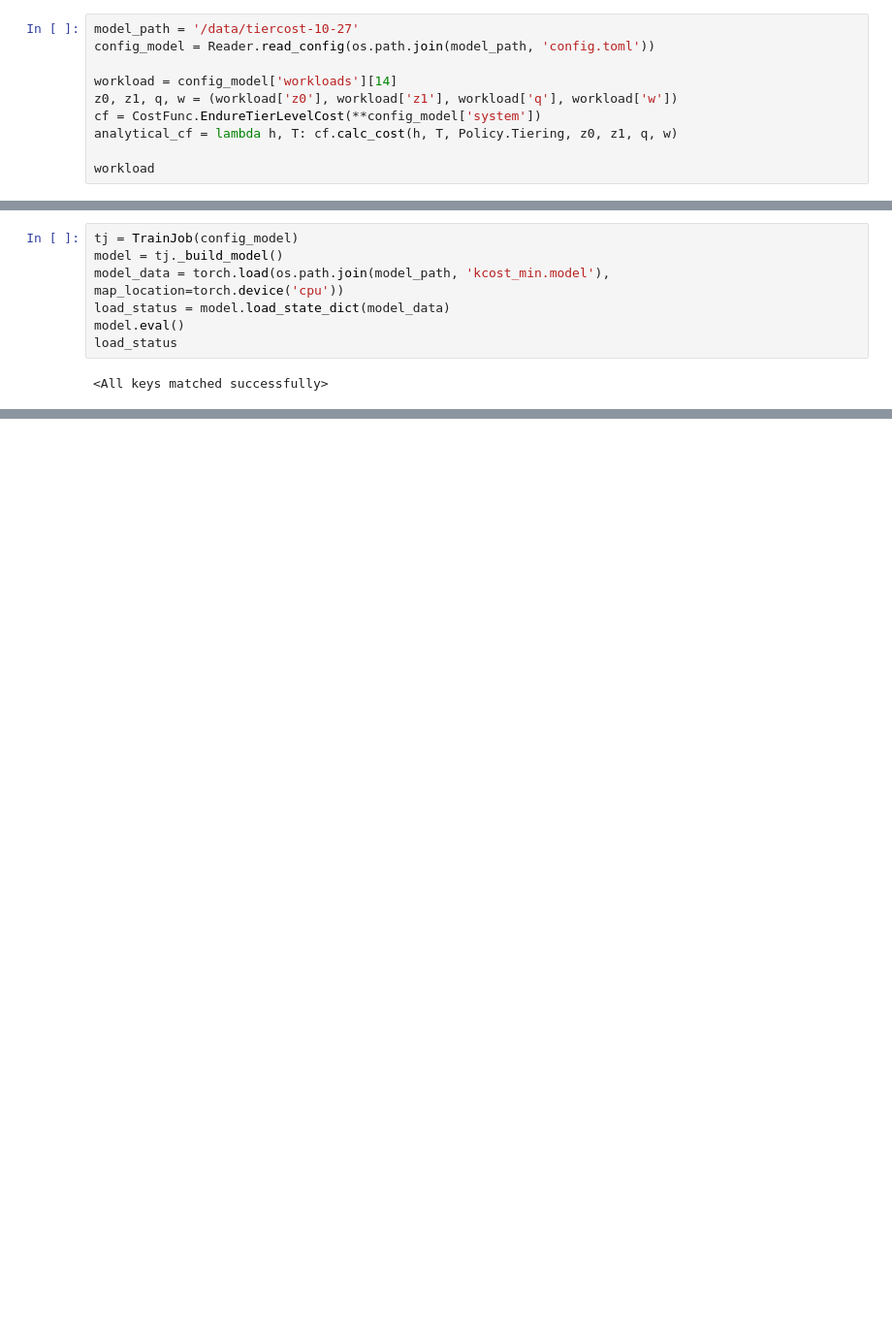
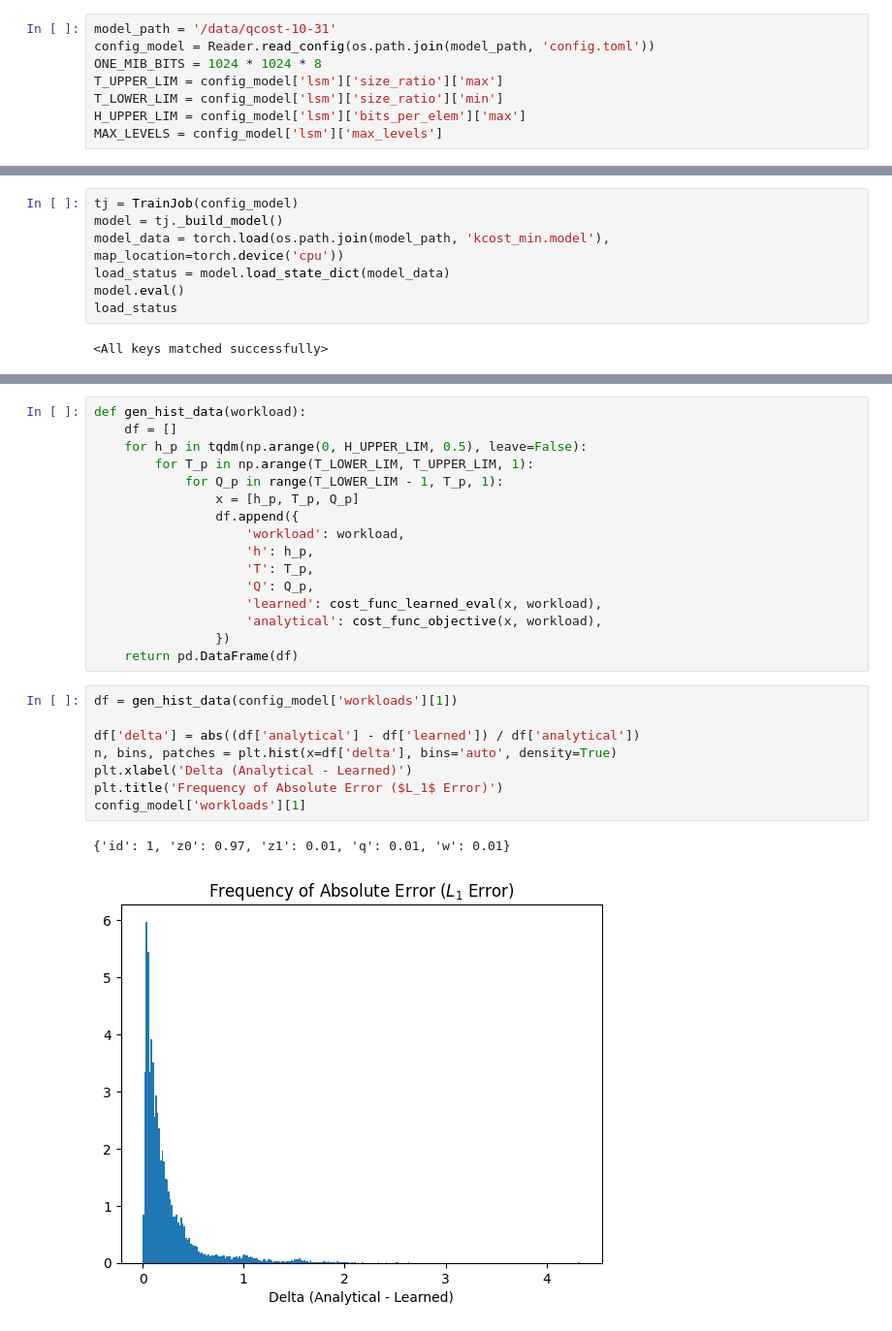
Before and after one commit to ephoris/endure-jupyter, a Jupyter notebook: model-notebooks/model-opt.ipynb, the cells around one changed output, grey strips where cells are left out. Shown at 97% size. Saved outputs shown, nothing was run; the diff lists cells and outputs as text; blank space fills up the shorter version.

```diff
--- a/model-notebooks/model-opt.ipynb
+++ b/model-notebooks/model-opt.ipynb
@@ -28,12 +27,10 @@ import lsm.cost as CostFunc
 # %%
 config = Reader.read_config('../../endure.toml')
 # %%
-model_path = '/data/tiercost-10-27'
+model_path = '/data/qcost-10-31'
 config_model = Reader.read_config(os.path.join(model_path, 'config.toml'))
-
-workload = config_model['workloads'][14]
-z0, z1, q, w = (workload['z0'], workload['z1'], workload['q'], workload['w'])
-cf = CostFunc.EndureTierLevelCost(**config_model['system'])
-analytical_cf = lambda h, T: cf.calc_cost(h, T, Policy.Tiering, z0, z1, q, w)
-
-workload
+ONE_MIB_BITS = 1024 * 1024 * 8
+T_UPPER_LIM = config_model['lsm']['size_ratio']['max']
+T_LOWER_LIM = config_model['lsm']['size_ratio']['min']
+H_UPPER_LIM = config_model['lsm']['bits_per_elem']['max']
+MAX_LEVELS = config_model['lsm']['max_levels']
@@ -185,0 +189,27 @@ None
+# %%
+def gen_hist_data(workload):
+    df = []
+    for h_p in tqdm(np.arange(0, H_UPPER_LIM, 0.5), leave=False):
+        for T_p in np.arange(T_LOWER_LIM, T_UPPER_LIM, 1):
+            for Q_p in range(T_LOWER_LIM - 1, T_p, 1):
+                x = [h_p, T_p, Q_p]
+                df.append({
+                    'workload': workload,
+                    'h': h_p,
+                    'T': T_p,
+                    'Q': Q_p,
+                    'learned': cost_func_learned_eval(x, workload),
+                    'analytical': cost_func_objective(x, workload),
+                })
+    return pd.DataFrame(df)
+# %%
+df = gen_hist_data(config_model['workloads'][1])
+
+df['delta'] = abs((df['analytical'] - df['learned']) / df['analytical'])
+n, bins, patches = plt.hist(x=df['delta'], bins='auto', density=True)
+plt.xlabel('Delta (Analytical - Learned)')
+plt.title('Frequency of Absolute Error ($L_1$ Error)')
+config_model['workloads'][1]
+# %% [output]
+{'id': 1, 'z0': 0.97, 'z1': 0.01, 'q': 0.01, 'w': 0.01}
+[figure, added]
```
Also changed, not shown: parts of 18 cells of this notebook, 2 other files.
